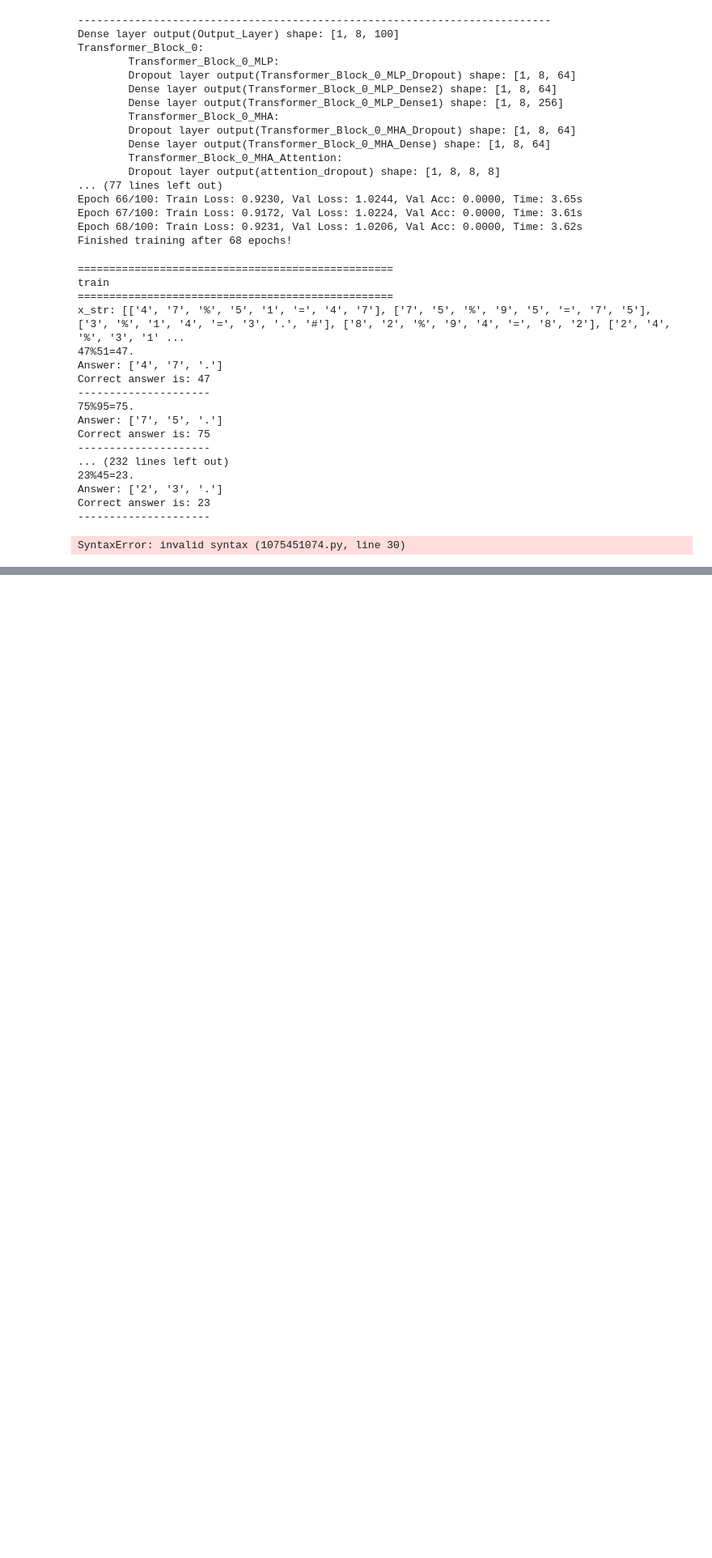
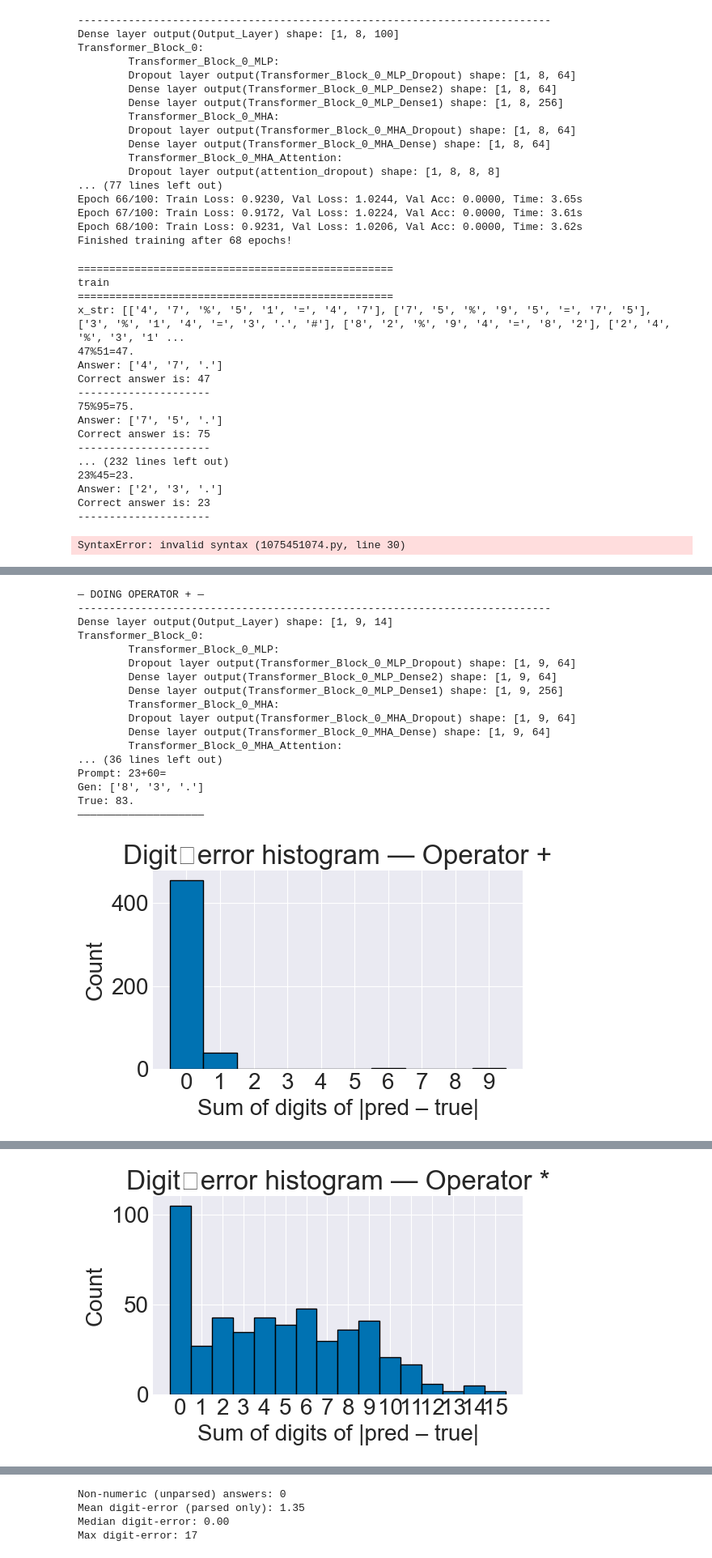
Before and after one commit to derekhessinger/CS444-project4, a Jupyter notebook: extension_1.ipynb, the cells around one changed output, grey strips where cells are left out. Shown at 81% size. Saved outputs shown, nothing was run; the diff lists cells and outputs as text; code cells hidden in the pictures; blank space fills up the shorter version.

```diff
--- a/extension_1.ipynb
+++ b/extension_1.ipynb
@@ -307,0 +751,66 @@ Embedding layer output(Embedding_Layer_0) shape: [1, 9, 64]
+# %%
+import re
+import numpy as np
+import matplotlib.pyplot as plt
+
+def safe_parse_predicted(gen_tokens):
+    """Extract leading digits (or return NaN)."""
+    s = ''.join(gen_tokens).split('.')[0]
+    m = re.match(r'(\d+)', s)
+    return int(m.group(1)) if m else np.nan
+
+def sum_decimal_digits(n):
+    """Sum the decimal digits of a non-negative integer n."""
+    return sum(int(d) for d in str(n))
+
+operators = ['+', '*', '/', '%']
+for op in operators:
+    print(f"\n— DOING OPERATOR {op} —")
+    pred_hist, true_hist = train_and_evaluate_diff(
+        N_eval=500, N_show=5, operation=op
+    )
+    # mask out any un-parsed (NaN) preds
+    mask = ~np.isnan(pred_hist)
+    num_bad = np.sum(~mask)
+
+    # absolute difference
+    diffs = np.abs(true_hist[mask] - pred_hist[mask]).astype(int)
+    # digit‐errors
+    digit_errors = np.array([sum_decimal_digits(d) for d in diffs])
+
+    # 1) Histogram of digit‐errors
+    plt.figure(figsize=(6,4))
+    max_err = digit_errors.max() if digit_errors.size else 0
+    bins = np.arange(0, max_err+2) - 0.5  # center bins on integers
+    plt.hist(digit_errors, bins=bins, edgecolor='black', align='mid')
+    plt.xticks(range(0, max_err+1))
+    plt.xlabel("Sum of digits of |pred – true|")
+    plt.ylabel("Count")
+    plt.title(f"Digit‐error histogram — Operator {op}")
+    plt.tight_layout()
+    plt.show()
+
+    # 2) Summary
+    print(f"Non‐numeric (unparsed) answers: {num_bad}")
+    print(f"Mean digit‐error (parsed only): {digit_errors.mean():.2f}")
+    print(f"Median digit‐error: {np.median(digit_errors):.2f}")
+    print(f"Max digit‐error: {digit_errors.max() if digit_errors.size else 0}")
+# %% [output]
+— DOING OPERATOR + —
+---------------------------------------------------------------------------
+Dense layer output(Output_Layer) shape: [1, 9, 14]
+Transformer_Block_0:
+        Transformer_Block_0_MLP:
+        Dropout layer output(Transformer_Block_0_MLP_Dropout) shape: [1, 9, 64]
+        Dense layer output(Transformer_Block_0_MLP_Dense2) shape: [1, 9, 64]
+        Dense layer output(Transformer_Block_0_MLP_Dense1) shape: [1, 9, 256]
+        Transformer_Block_0_MHA:
+        Dropout layer output(Transformer_Block_0_MHA_Dropout) shape: [1, 9, 64]
+        Dense layer output(Transformer_Block_0_MHA_Dense) shape: [1, 9, 64]
+        Transformer_Block_0_MHA_Attention:
+... (36 lines left out)
+Prompt: 23+60=
+Gen: ['8', '3', '.']
+True: 83.
+————————————————————
+[figure, added]
@@ -307,0 +834 @@ Embedding layer output(Embedding_Layer_0) shape: [1, 9, 64]
+[figure, added]
@@ -307,0 +871,4 @@ Embedding layer output(Embedding_Layer_0) shape: [1, 9, 64]
+Non‐numeric (unparsed) answers: 0
+Mean digit‐error (parsed only): 1.35
+Median digit‐error: 0.00
+Max digit‐error: 17
```
Also changed, not shown: parts of 13 cells of this notebook, 2 other files.
